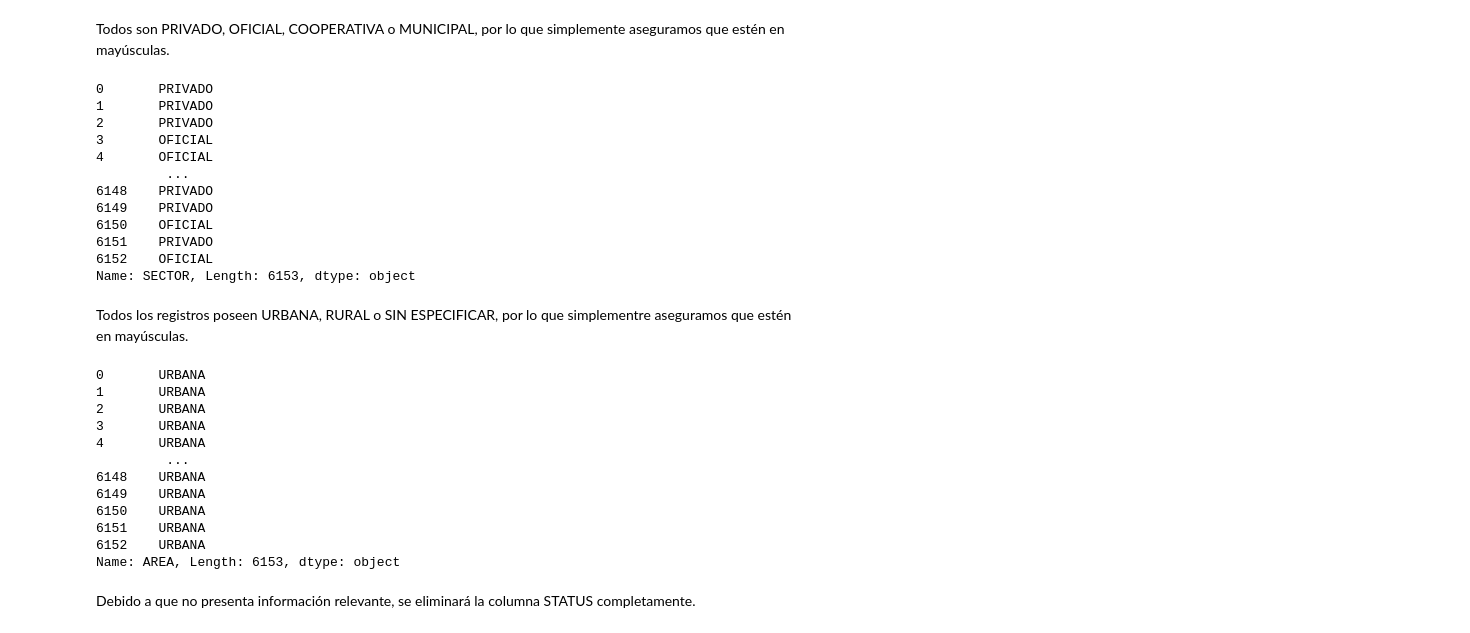
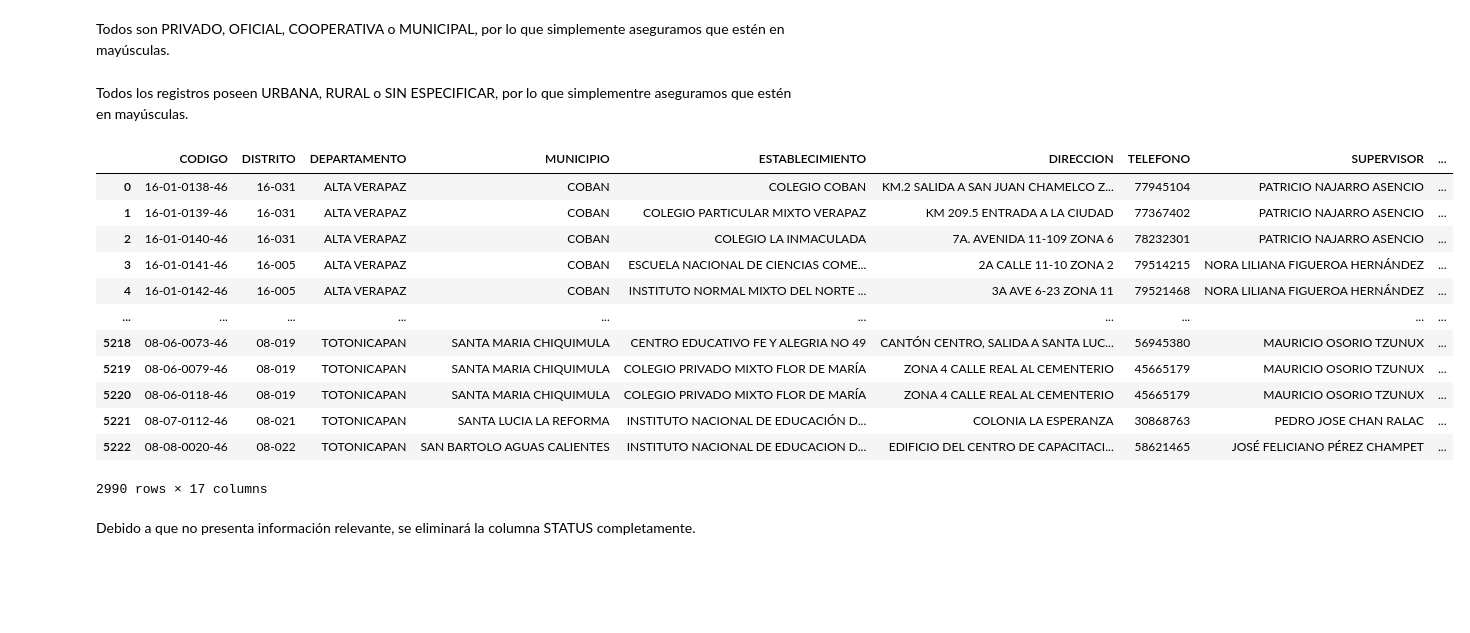
Before and after one commit to cmd-AJ/Proyecto-1-DS, a Jupyter notebook: Proyecto_1.ipynb, the cells around one changed output. Cells and saved outputs as stored; diff of their text form; code cells hidden in the pictures; blank space fills up the shorter version.

```diff
--- a/Proyecto_1.ipynb
+++ b/Proyecto_1.ipynb
@@ -247,56 +247,43 @@ def clean_telefono(value):
     return cleaned
 
 # Apply the cleaning function
-dffilter['TELEFONO'] = dffilter['TELEFONO'].apply(clean_telefono)
+df['TELEFONO'] = df['TELEFONO'].apply(clean_telefono)
 
 # Drop rows where TELEFONO is None (non-numeric originally)
-dffilter = dffilter.dropna(subset=['TELEFONO'])
+df = df.dropna(subset=['TELEFONO'])
 # %% [markdown]
 SI tiene comillas su nombre se elimina
 # %%
 # Remove " and ' from SUPERVISOR and DIRECTOR
-dffilter['SUPERVISOR'] = dffilter['SUPERVISOR'].str.replace(r'["\']', '', regex=True)
-dffilter['DIRECTOR'] = dffilter['DIRECTOR'].str.replace(r'["\']', '', regex=True)
+df['SUPERVISOR'] = df['SUPERVISOR'].str.replace(r'["\']', '', regex=True)
+df['DIRECTOR'] = df['DIRECTOR'].str.replace(r'["\']', '', regex=True)
 # %% [markdown]
 Todos son diversificados solo se elimina si son Diversificado
 # %%
-dffilter = dffilter[dffilter['NIVEL'] == 'DIVERSIFICADO']
+df = df.drop(columns=["NIVEL"])
 # %% [markdown]
 Todos son PRIVADO, OFICIAL, COOPERATIVA o MUNICIPAL, por lo que simplemente aseguramos que estén en mayúsculas.
 # %%
-dffilter = df['SECTOR'].str.upper().str.strip()
-dffilter
+df['SECTOR'] = df['SECTOR'].str.upper().str.strip()
-# %% [output]
-0       PRIVADO
-1       PRIVADO
-2       PRIVADO
-3       OFICIAL
-4       OFICIAL
-         ...
-6148    PRIVADO
-6149    PRIVADO
-6150    OFICIAL
-6151    PRIVADO
-6152    OFICIAL
-Name: SECTOR, Length: 6153, dtype: object
 # %% [markdown]
 Todos los registros poseen URBANA, RURAL o SIN ESPECIFICAR, por lo que simplementre aseguramos que estén en mayúsculas.
 # %%
-dffilter = df['AREA'].str.upper().str.strip()
-dffilter
+df['AREA'] = df['AREA'].str.upper().str.strip()
+df
 # %% [output]
+|  | CODIGO | DISTRITO | DEPARTAMENTO | MUNICIPIO | ESTABLECIMIENTO | DIRECCION | TELEFONO | SUPERVISOR | ... |
+| 0 | 16-01-0138-46 | 16-031 | ALTA VERAPAZ | COBAN | COLEGIO COBAN | KM.2 SALIDA A SAN JUAN CHAMELCO Z... | 77945104 | PATRICIO NAJARRO ASENCIO | ... |
+| 1 | 16-01-0139-46 | 16-031 | ALTA VERAPAZ | COBAN | COLEGIO PARTICULAR MIXTO VERAPAZ | KM 209.5 ENTRADA A LA CIUDAD | 77367402 | PATRICIO NAJARRO ASENCIO | ... |
+| 2 | 16-01-0140-46 | 16-031 | ALTA VERAPAZ | COBAN | COLEGIO LA INMACULADA | 7A. AVENIDA 11-109 ZONA 6 | 78232301 | PATRICIO NAJARRO ASENCIO | ... |
+| 3 | 16-01-0141-46 | 16-005 | ALTA VERAPAZ | COBAN | ESCUELA NACIONAL DE CIENCIAS COME... | 2A CALLE 11-10 ZONA 2 | 79514215 | NORA LILIANA FIGUEROA HERNÁNDEZ | ... |
+| 4 | 16-01-0142-46 | 16-005 | ALTA VERAPAZ | COBAN | INSTITUTO NORMAL MIXTO DEL NORTE ... | 3A AVE 6-23 ZONA 11 | 79521468 | NORA LILIANA FIGUEROA HERNÁNDEZ | ... |
+| ... | ... | ... | ... | ... | ... | ... | ... | ... | ... |
+| 5218 | 08-06-0073-46 | 08-019 | TOTONICAPAN | SANTA MARIA CHIQUIMULA | CENTRO EDUCATIVO FE Y ALEGRIA NO 49 | CANTÓN CENTRO, SALIDA A SANTA LUC... | 56945380 | MAURICIO OSORIO TZUNUX | ... |
+| 5219 | 08-06-0079-46 | 08-019 | TOTONICAPAN | SANTA MARIA CHIQUIMULA | COLEGIO PRIVADO MIXTO FLOR DE MARÍA | ZONA 4 CALLE REAL AL CEMENTERIO | 45665179 | MAURICIO OSORIO TZUNUX | ... |
+| 5220 | 08-06-0118-46 | 08-019 | TOTONICAPAN | SANTA MARIA CHIQUIMULA | COLEGIO PRIVADO MIXTO FLOR DE MARÍA | ZONA 4 CALLE REAL AL CEMENTERIO | 45665179 | MAURICIO OSORIO TZUNUX | ... |
+| 5221 | 08-07-0112-46 | 08-021 | TOTONICAPAN | SANTA LUCIA LA REFORMA | INSTITUTO NACIONAL DE EDUCACIÓN D... | COLONIA LA ESPERANZA | 30868763 | PEDRO JOSE CHAN RALAC | ... |
+| 5222 | 08-08-0020-46 | 08-022 | TOTONICAPAN | SAN BARTOLO AGUAS CALIENTES | INSTITUTO NACIONAL DE EDUCACION D... | EDIFICIO DEL CENTRO DE CAPACITACI... | 58621465 | JOSÉ FELICIANO PÉREZ CHAMPET | ... |
-0       URBANA
-1       URBANA
-2       URBANA
-3       URBANA
-4       URBANA
-         ...
-6148    URBANA
-6149    URBANA
-6150    URBANA
-6151    URBANA
-6152    URBANA
-Name: AREA, Length: 6153, dtype: object
+2990 rows × 17 columns
 # %% [markdown]
 Debido a que no presenta información relevante, se eliminará la columna STATUS completamente.
 # %%
```
Also changed, not shown: parts of 11 cells of this notebook, 1 other file.
